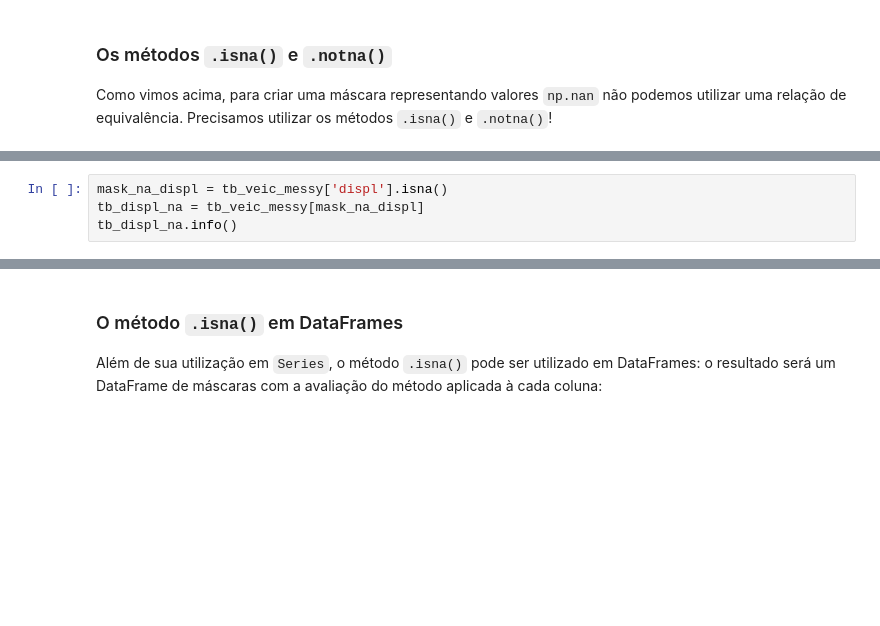
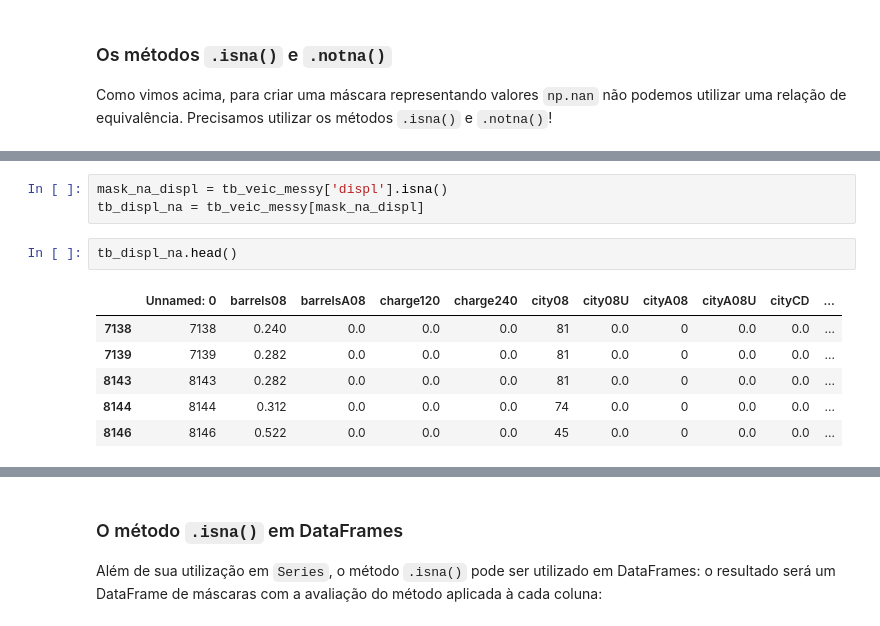
Before and after one commit to pedroteche-ih/79_PT_JUN2022, a Jupyter notebook: aulas/79 DA PT JUN-2022 Data Cleaning.ipynb, the cells around one changed output, grey strips where cells are left out. Drawn from its saved outputs; the diff is of its cells as text; blank space fills up the shorter version.

```diff
--- a/aulas/79 DA PT JUN-2022 Data Cleaning.ipynb
+++ b/aulas/79 DA PT JUN-2022 Data Cleaning.ipynb
@@ -148,6 +442,14 @@ tb_veic_messy['displ'].notna()
 # %%
 mask_na_displ = tb_veic_messy['displ'].isna()
 tb_displ_na = tb_veic_messy[mask_na_displ]
-tb_displ_na.info()
+# %%
+tb_displ_na.head()
+# %% [output]
+|  | Unnamed: 0 | barrels08 | barrelsA08 | charge120 | charge240 | city08 | city08U | cityA08 | cityA08U | cityCD | ... |
+| 7138 | 7138 | 0.240 | 0.0 | 0.0 | 0.0 | 81 | 0.0 | 0 | 0.0 | 0.0 | ... |
+| 7139 | 7139 | 0.282 | 0.0 | 0.0 | 0.0 | 81 | 0.0 | 0 | 0.0 | 0.0 | ... |
+| 8143 | 8143 | 0.282 | 0.0 | 0.0 | 0.0 | 81 | 0.0 | 0 | 0.0 | 0.0 | ... |
+| 8144 | 8144 | 0.312 | 0.0 | 0.0 | 0.0 | 74 | 0.0 | 0 | 0.0 | 0.0 | ... |
+| 8146 | 8146 | 0.522 | 0.0 | 0.0 | 0.0 | 45 | 0.0 | 0 | 0.0 | 0.0 | ... |
 # %%
 sum(tb_veic_messy['displ'].isna())
```
Also changed, not shown: parts of 84 cells of this notebook, 2 other files.
